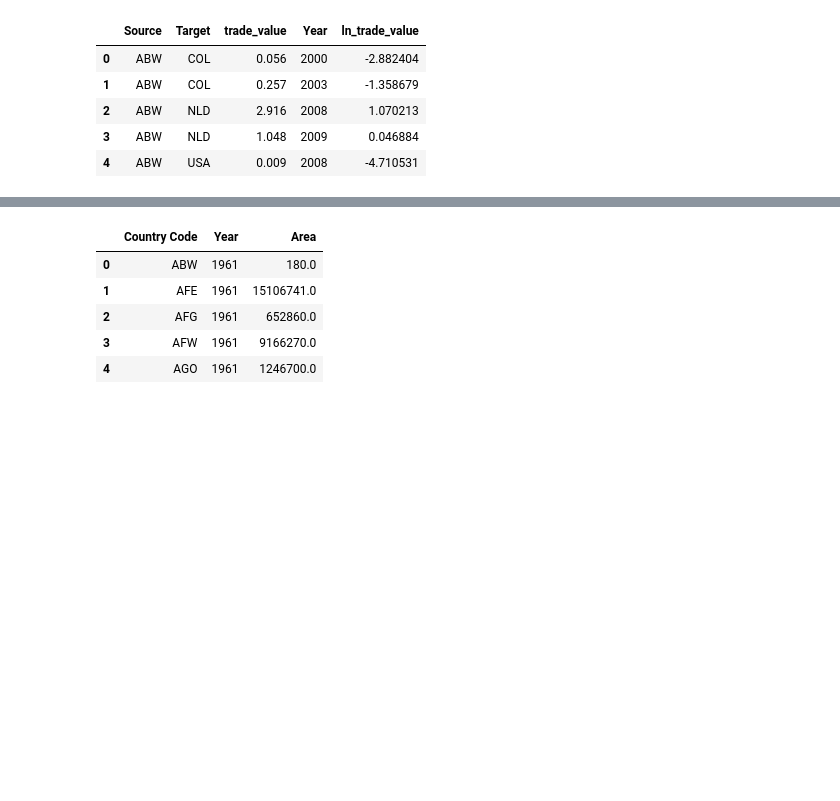
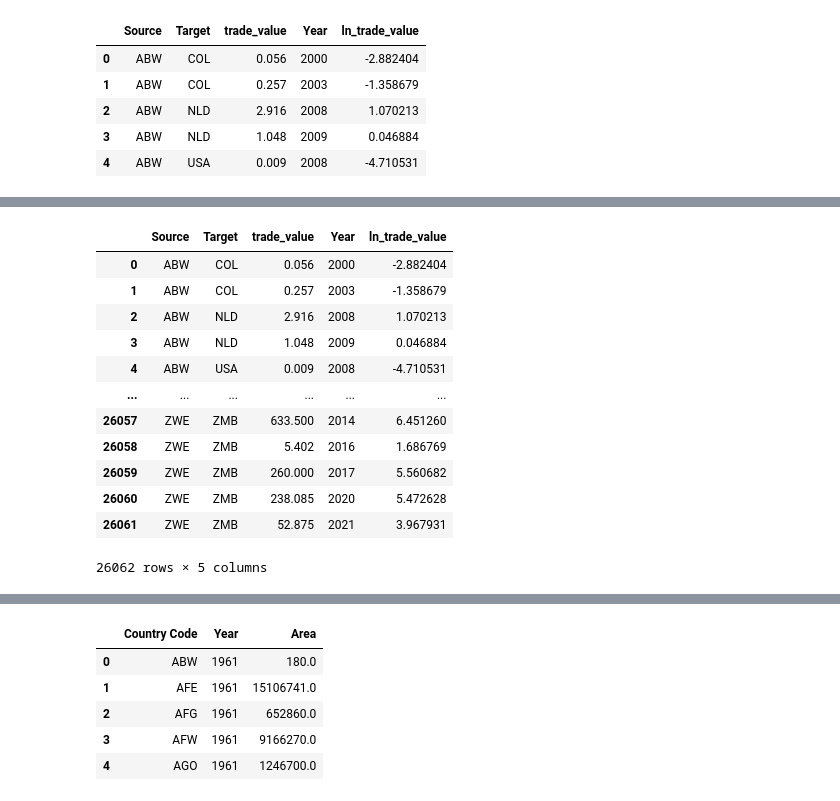
Before and after one commit to friedrich-henrique/soybeans_network, a Jupyter notebook: trade_model.ipynb, the cells around one changed output, grey strips where cells are left out. Cells and saved outputs as stored; diff of their text form; code cells hidden in the pictures; blank space fills up the shorter version.

```diff
--- a/trade_model.ipynb
+++ b/trade_model.ipynb
@@ -10,6 +10,7 @@ from os.path import isfile, join
 import numpy as np
 # %%
 soy_trade = pd.read_csv('https://raw.githubusercontent.com/friedrich-henrique/datasets_soybeans_research/main/soytrade.csv')
+flour_trade = pd.read_csv('https://raw.githubusercontent.com/friedrich-henrique/datasets_soybeans_research/main/flourtrade.csv')
 country_size = pd.read_csv('https://raw.githubusercontent.com/friedrich-henrique/datasets_soybeans_research/main/countries_size.csv')
 ex_rate = pd.read_csv('https://raw.githubusercontent.com/friedrich-henrique/datasets_soybeans_research/main/Exchange%20Rates.csv', skiprows=2)
 gdp_data = pd.read_csv('https://raw.githubusercontent.com/friedrich-henrique/datasets_soybeans_research/main/Gross%20Domestic%20Product.csv',skiprows=2)
@@ -18,6 +19,8 @@ gdp_data = pd.read_csv('https://raw.githubusercontent.com/friedrich-henrique/dat
 soy_trade.rename(columns={"1201 in 1000 USD ": "trade_value"}, inplace=True)
 soy_trade['ln_trade_value'] = soy_trade['trade_value'].apply(lambda x: np.log(x))
 
+flour_trade.rename(columns={"120810 in 1000 USD ": "trade_value", "ReporterISO3": "Source", "PartnerISO3" : "Target"}, inplace=True)
+flour_trade['ln_trade_value'] = flour_trade['trade_value'].apply(lambda x: np.log(x))
 
 country_size.drop([0,1,2], inplace=True)
 country_size.columns = country_size.iloc[0]
@@ -40,3 +52,21 @@ soy_trade.head()
+# %%
+result = pd.concat([soy_trade, flour_trade], keys=['soy', 'flour'])
+
+result.loc['soy']
+# %% [output]
+|  | Source | Target | trade_value | Year | ln_trade_value |
+| 0 | ABW | COL | 0.056 | 2000 | -2.882404 |
+| 1 | ABW | COL | 0.257 | 2003 | -1.358679 |
+| 2 | ABW | NLD | 2.916 | 2008 | 1.070213 |
+| 3 | ABW | NLD | 1.048 | 2009 | 0.046884 |
+| 4 | ABW | USA | 0.009 | 2008 | -4.710531 |
+| ... | ... | ... | ... | ... | ... |
+| 26057 | ZWE | ZMB | 633.500 | 2014 | 6.451260 |
+| 26058 | ZWE | ZMB | 5.402 | 2016 | 1.686769 |
+| 26059 | ZWE | ZMB | 260.000 | 2017 | 5.560682 |
+| 26060 | ZWE | ZMB | 238.085 | 2020 | 5.472628 |
+| 26061 | ZWE | ZMB | 52.875 | 2021 | 3.967931 |
+26062 rows × 5 columns
 # %%
 country_size.head()
 # %% [output]
```
Also changed, not shown: parts of 8 cells of this notebook, 2 other files.
